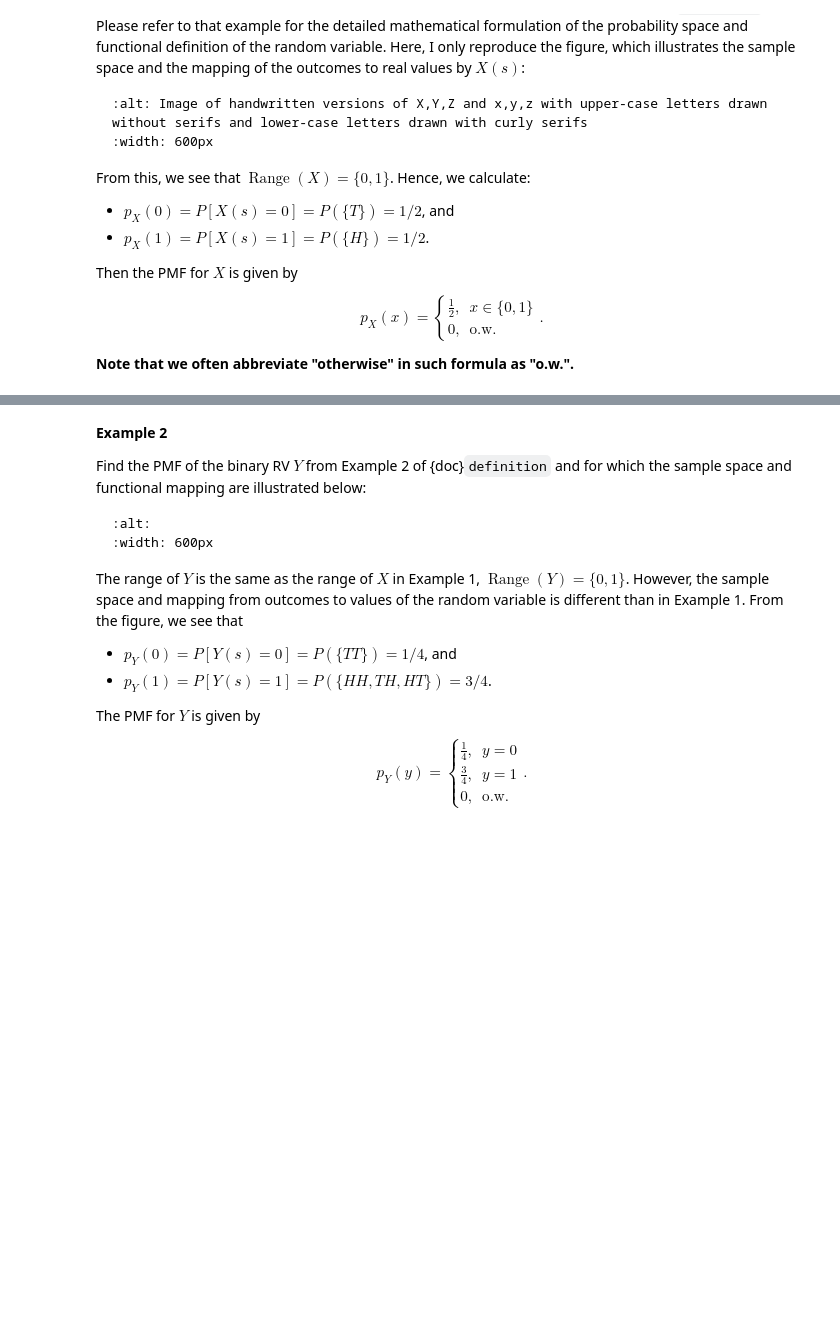
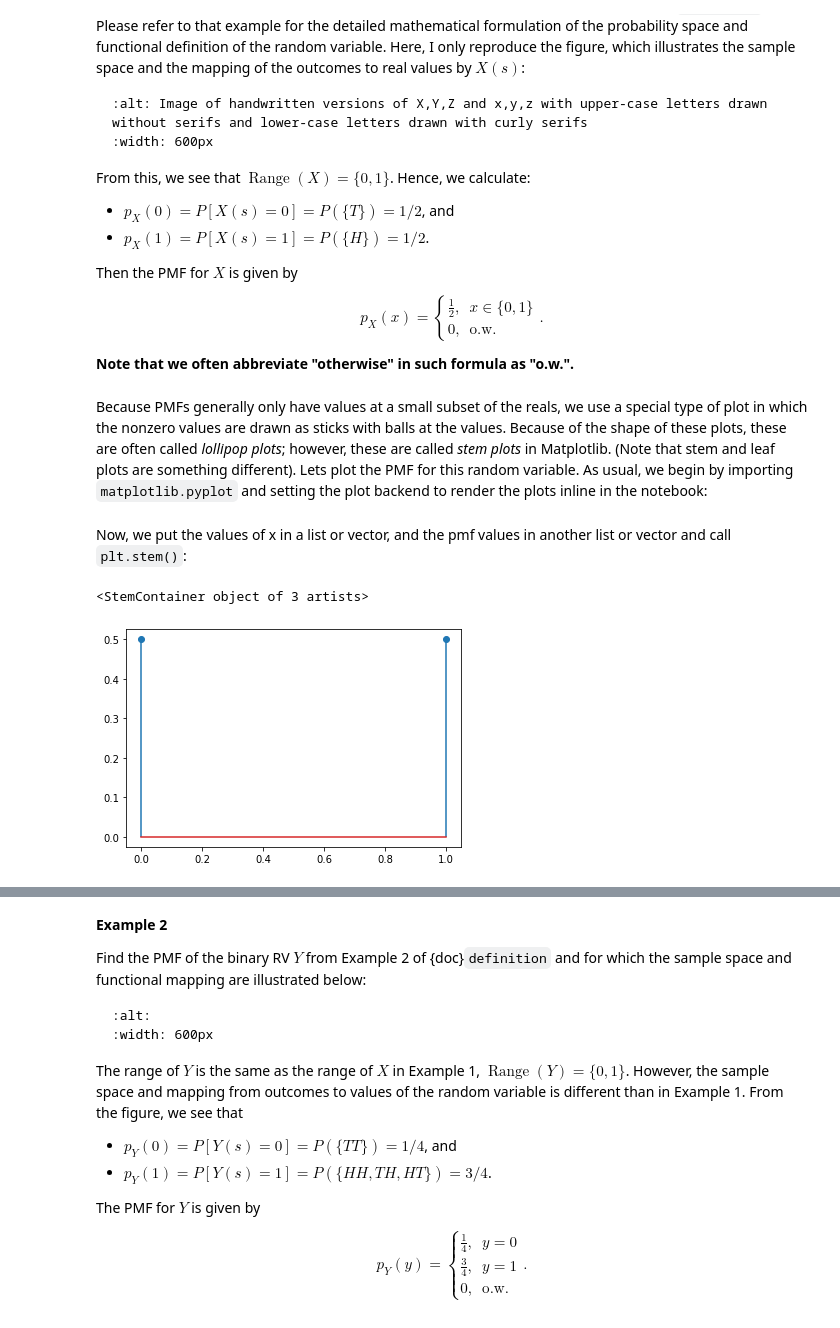
Before and after one commit to michael-borck/Foundations-of-Data-Science-with-Python, a Jupyter notebook: _sources/08-random-variables/discrete-rvs.ipynb, the cells around one changed output, grey strips where cells are left out. Cells and saved outputs as stored; diff of their text form; code cells hidden in the pictures; blank space fills up the shorter version.

```diff
--- a/_sources/08-random-variables/discrete-rvs.ipynb
+++ b/_sources/08-random-variables/discrete-rvs.ipynb
@@ -90,3 +90,5 @@ p_X(x) =
 $$
 
 **Note that we often abbreviate "otherwise" in such formula as "o.w.".**
+# %% [markdown]
+Because PMFs generally only have values at a small subset of the reals, we use a special type of plot in which the nonzero values are drawn as sticks with balls at the values. Because of the shape of these plots, these are often called *lollipop plots*; however, these are called *stem plots* in Matplotlib. (Note that stem and leaf plots are something different). Lets plot the PMF for this random variable. As usual, we begin by importing `matplotlib.pyplot` and setting the plot  backend to render the plots inline in the notebook:
@@ -92,0 +98,9 @@ $$
+# %% [markdown]
+Now, we put the values of x in a list or vector, and the pmf values in another list or vector and call `plt.stem()`:
+# %%
+x=[0,1]
+y=[0.5, 0.5]
+plt.stem(x, y, use_line_collection=True)
+# %% [output]
+<StemContainer object of 3 artists>
+[figure, added]
```
Also changed, not shown: parts of 12 cells of this notebook, 16 other files.
